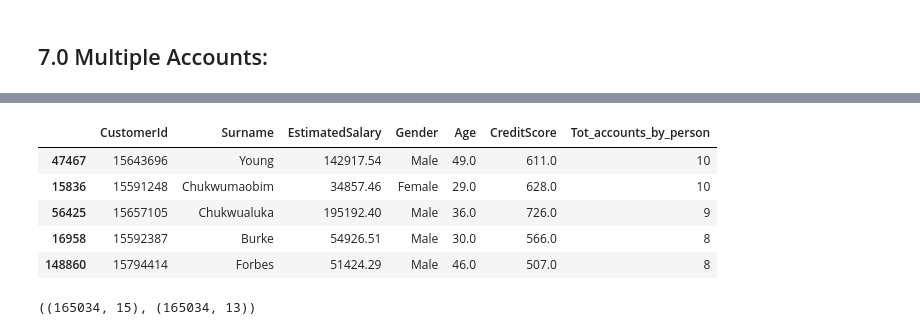
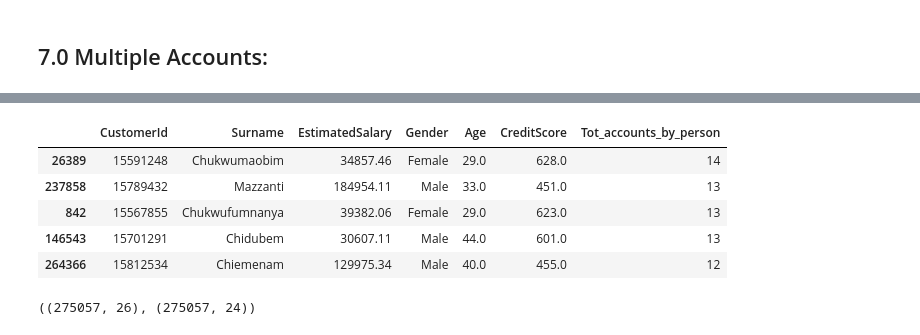
Before and after one commit to fabriziobasso/kaggle, a Jupyter notebook: S4E1_EDA.ipynb, the cells around one changed output, grey strips where cells are left out. Cells and saved outputs as stored; diff of their text form; code cells hidden in the pictures.

```diff
--- a/S4E1_EDA.ipynb
+++ b/S4E1_EDA.ipynb
@@ -1636,3 +1900,5 @@ ax.figure.tight_layout()
 # %% [markdown]
 ## 7.0 Multiple Accounts:
+# %%
+total_data = pd.concat([train,test], axis=0)
 # %%
@@ -1668,23 +1936,23 @@ Tot_accounts_by_country    0
 dtype: int64
 # %%
-double_accounts = train.reset_index().groupby(["CustomerId","Surname","EstimatedSalary","Gender","Age","CreditScore"], as_index=False)[["Balance"]].agg({"Balance":"count"})
+double_accounts = total_data.reset_index().groupby(["CustomerId","Surname","EstimatedSalary","Gender","Age","CreditScore"], as_index=False)[["Balance"]].agg({"Balance":"count"})
 double_accounts.sort_values("Balance",axis=0,ascending=False, inplace=True)
 double_accounts.rename({"Balance":"Tot_accounts_by_person"},axis=1,inplace=True)
 double_accounts.head()
 # %% [output]
 |  | CustomerId | Surname | EstimatedSalary | Gender | Age | CreditScore | Tot_accounts_by_person |
-| 47467 | 15643696 | Young | 142917.54 | Male | 49.0 | 611.0 | 10 |
-| 15836 | 15591248 | Chukwumaobim | 34857.46 | Female | 29.0 | 628.0 | 10 |
-| 56425 | 15657105 | Chukwualuka | 195192.40 | Male | 36.0 | 726.0 | 9 |
-| 16958 | 15592387 | Burke | 54926.51 | Male | 30.0 | 566.0 | 8 |
-| 148860 | 15794414 | Forbes | 51424.29 | Male | 46.0 | 507.0 | 8 |
+| 26389 | 15591248 | Chukwumaobim | 34857.46 | Female | 29.0 | 628.0 | 14 |
+| 237858 | 15789432 | Mazzanti | 184954.11 | Male | 33.0 | 451.0 | 13 |
+| 842 | 15567855 | Chukwufumnanya | 39382.06 | Female | 29.0 | 623.0 | 13 |
+| 146543 | 15701291 | Chidubem | 30607.11 | Male | 44.0 | 601.0 | 13 |
+| 264366 | 15812534 | Chiemenam | 129975.34 | Male | 40.0 | 455.0 | 12 |
 # %%
 merge_col = ["CustomerId","Surname","EstimatedSalary","Gender","Age","CreditScore"]
 
 df = df.join(double_accounts.set_index(merge_col),on=merge_col,how='inner',rsuffix='_o')
-df.shape,train.shape
+df.shape,total_data.shape
 # %% [output]
-((165034, 15), (165034, 13))
+((275057, 26), (275057, 24))
 # %%
 df.isna().sum()
 # %% [output]
```
Also changed, not shown: parts of 63 cells of this notebook.
